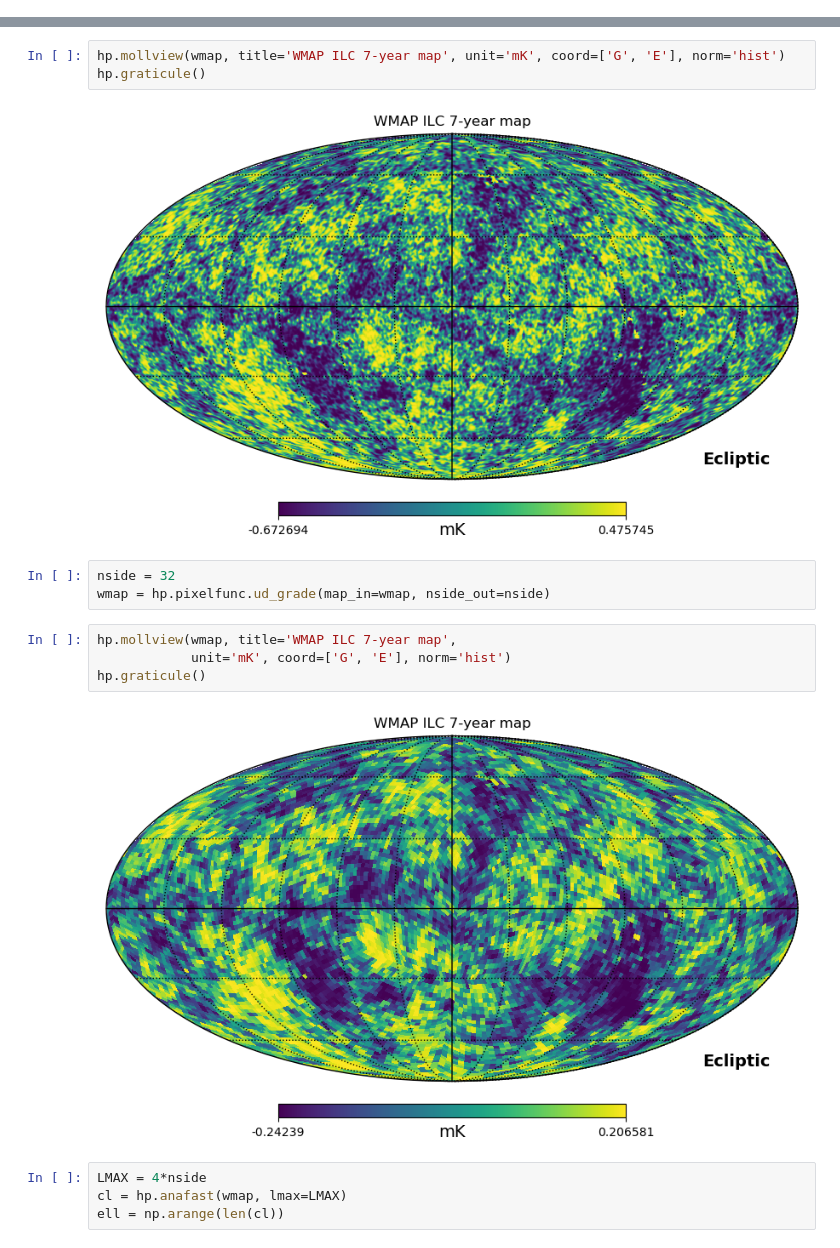
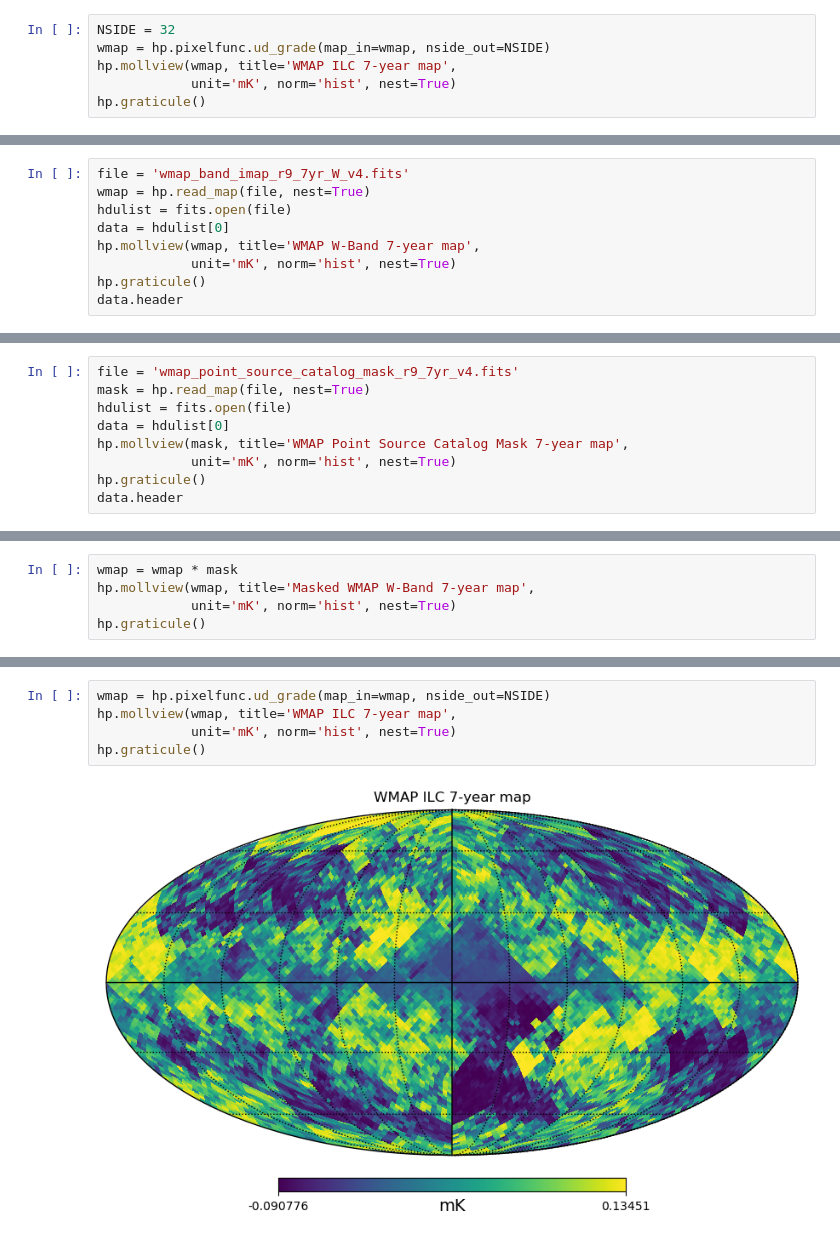
Before and after one commit to Kabelo-T/cmb, a Jupyter notebook: cmb.ipynb, the cells around one changed output, grey strips where cells are left out. Cells and saved outputs as stored; diff of their text form.

```diff
--- a/cmb.ipynb
+++ b/cmb.ipynb
@@ -10,0 +69,6 @@ wmap = hp.read_map('wmap_ilc_7yr_v4.fits')
+# %%
+NSIDE = 32
+wmap = hp.pixelfunc.ud_grade(map_in=wmap, nside_out=NSIDE)
+hp.mollview(wmap, title='WMAP ILC 7-year map',
+            unit='mK', norm='hist', nest=True)
+hp.graticule()
@@ -10,0 +97,9 @@ wmap = hp.read_map('wmap_ilc_7yr_v4.fits')
+# %%
+file = 'wmap_band_imap_r9_7yr_W_v4.fits'
+wmap = hp.read_map(file, nest=True)
+hdulist = fits.open(file)
+data = hdulist[0]
+hp.mollview(wmap, title='WMAP W-Band 7-year map',
+            unit='mK', norm='hist', nest=True)
+hp.graticule()
+data.header
@@ -10,0 +127,9 @@ wmap = hp.read_map('wmap_ilc_7yr_v4.fits')
+# %%
+file = 'wmap_point_source_catalog_mask_r9_7yr_v4.fits'
+mask = hp.read_map(file, nest=True)
+hdulist = fits.open(file)
+data = hdulist[0]
+hp.mollview(mask, title='WMAP Point Source Catalog Mask 7-year map',
+            unit='mK', norm='hist', nest=True)
+hp.graticule()
+data.header
@@ -10,0 +154,5 @@ wmap = hp.read_map('wmap_ilc_7yr_v4.fits')
+# %%
+wmap = wmap * mask
+hp.mollview(wmap, title='Masked WMAP W-Band 7-year map',
+            unit='mK', norm='hist', nest=True)
+hp.graticule()
@@ -11,18 +161,7 @@ wmap = hp.read_map('wmap_ilc_7yr_v4.fits')
 # %%
-hp.mollview(wmap, title='WMAP ILC 7-year map', unit='mK', coord=['G', 'E'], norm='hist')
+wmap = hp.pixelfunc.ud_grade(map_in=wmap, nside_out=NSIDE)
+hp.mollview(wmap, title='WMAP ILC 7-year map',
+            unit='mK', norm='hist', nest=True)
 hp.graticule()
 # %% [output]
-[figure, old version]
+[figure, new version]
-# %%
-nside = 32
-wmap = hp.pixelfunc.ud_grade(map_in=wmap, nside_out=nside)
-# %%
-hp.mollview(wmap, title='WMAP ILC 7-year map',
-            unit='mK', coord=['G', 'E'], norm='hist')
-hp.graticule()
-# %% [output]
-[figure, removed]
-# %%
-LMAX = 4*nside
-cl = hp.anafast(wmap, lmax=LMAX)
-ell = np.arange(len(cl))
```
Also changed, not shown: parts of 18 cells of this notebook.
